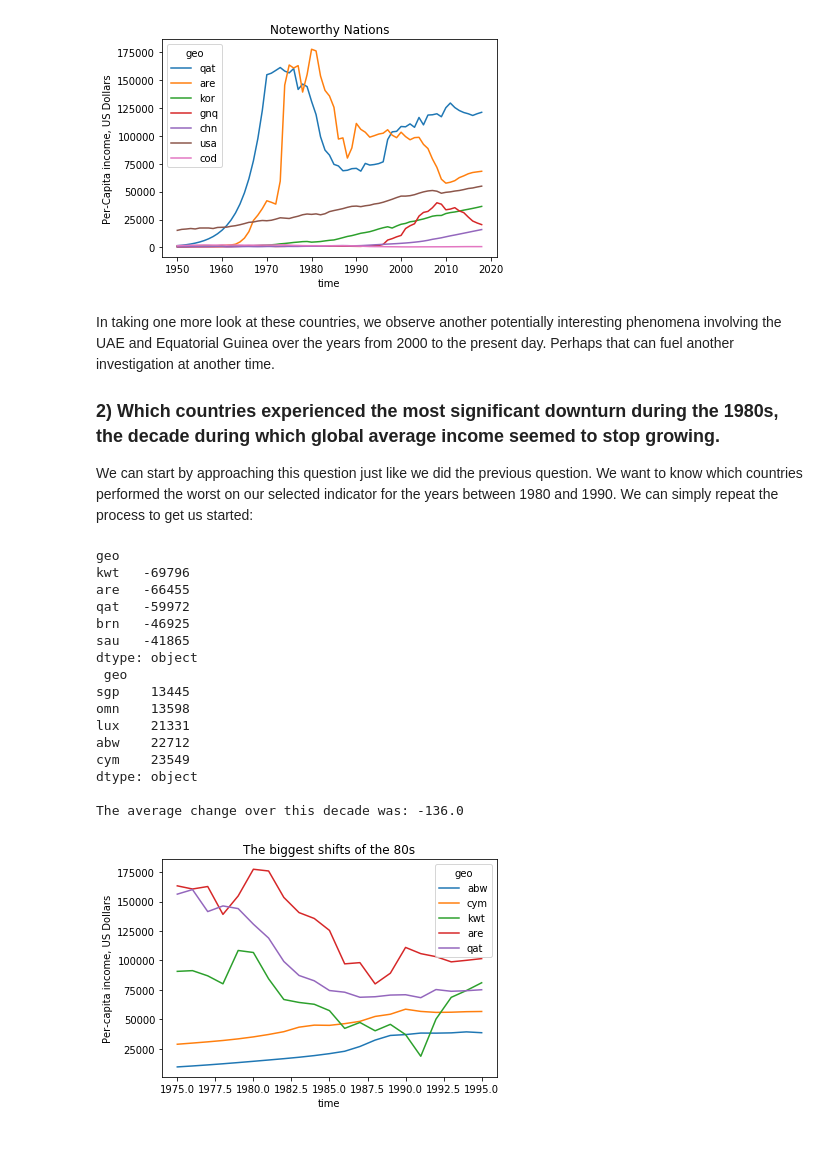
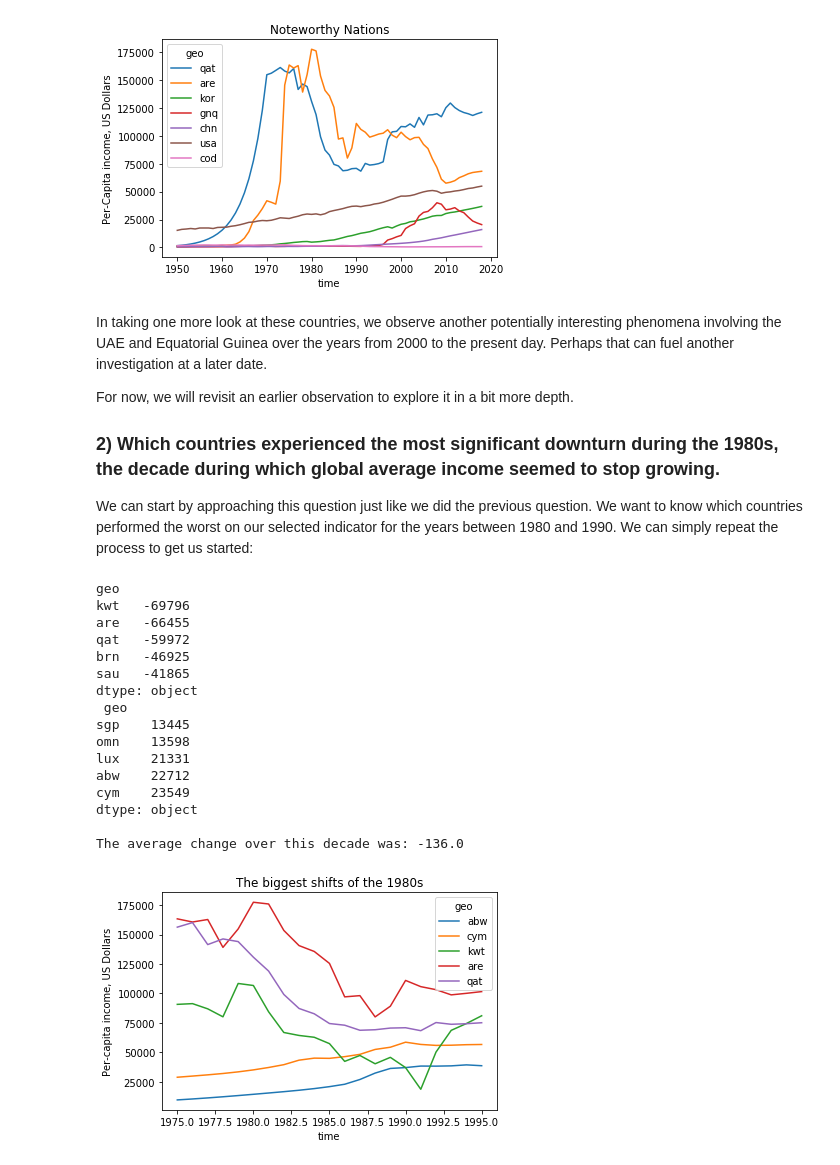
Before and after one commit to njcaminiti/gapminder--systema_globalis, a Jupyter notebook: Investigate_a_Dataset.ipynb, the cells around one changed output. Saved outputs shown, nothing was run; the diff lists cells and outputs as text; code cells hidden in the pictures.

```diff
--- a/Investigate_a_Dataset.ipynb
+++ b/Investigate_a_Dataset.ipynb
@@ -252,7 +258,8 @@ First we can isolate this indicator and create a new dataframe consisting of onl
 # %%
-incomepp = t1.filter(like='income_per_person_gdppercapita_ppp_inflation_adjusted', axis=0)
-# Dropping the indicator index (since we're only looking at a single indicator right now) may make
-# our data easier to manipulate
+incomepp = t1.filter(like='income_per_person_gdppercapita_ppp_inflation_adjusted',
+                     axis=0)
+# Dropping the indicator index (since we're only looking at a single
+# indicator right now) may make our data easier to manipulate
 incomepp.index = incomepp.index.droplevel(1)
 print(incomepp.shape)
 incomepp.T.plot(legend=False, title='income all countries 1950-1984')
@@ -314,38 +322,41 @@ plt.show()
 # %% [output]
 [figure]
 # %% [markdown]
-In taking one more look at these countries, we observe another potentially interesting phenomena involving the UAE and Equatorial Guinea over the years from 2000 to the present day. Perhaps that can fuel another investigation at another time.
+In taking one more look at these countries, we observe another potentially interesting phenomena involving the UAE and Equatorial Guinea over the years from 2000 to the present day. Perhaps that can fuel another investigation at a later date.
+
+For now, we will revisit an earlier observation to explore it in a bit more depth.
 
 ### 2) Which countries experienced the most significant downturn during the 1980s, the decade during which global average income seemed to stop growing.
 
 We can start by approaching this question just like we did the previous question. We want to know which countries performed the worst on our selected indicator for the years between 1980 and 1990. We can simply repeat the process to get us started:
 # %%
 change_80 = (incomepp.loc[:,1990]-incomepp.loc[:,1980]).sort_values().dropna()
-print(change_80.head(5),'\n', change_80.tail(5), '\n\nThe average change over this decade was:',
-     round(change_80.mean(),1))
+print(change_80.head(5),'\n', change_80.tail(5),
+      '\n\nThe average change over this decade was:',
+      round(change_80.mean(),1))
 
-incomepp.loc[['abw', 'cym', 'kwt', 'are', 'qat'], 1975:1995].T.plot(title = 'The biggest shifts of'
-                                                                    ' the 80s')
+incomepp.loc[['abw', 'cym', 'kwt', 'are', 'qat'], 1975:1995].T.plot(
+    title = 'The biggest shifts of the 1980s')
 plt.ylabel('Per-capita income, US Dollars')
 plt.show()
 # %% [output]
 geo
 kwt   -69796
 are   -66455
 qat   -59972
 brn   -46925
 sau   -41865
 dtype: object
  geo
 sgp    13445
 omn    13598
 lux    21331
 abw    22712
 cym    23549
 dtype: object
 
 The average change over this decade was: -136.0
-[figure, old version]
+[figure, new version]
 # %% [markdown]
 #### Conclusions
 The most dramatic drops were seen in Kuwait, Saudi Arabia, and Qatar. Individuals in those countries were much worse off than average during the 80s in terms of the volatility of their income. Meanwhile, incomes in certain other countries continued to grow.
```
Also changed, not shown: parts of 35 cells of this notebook, 5 other files.
